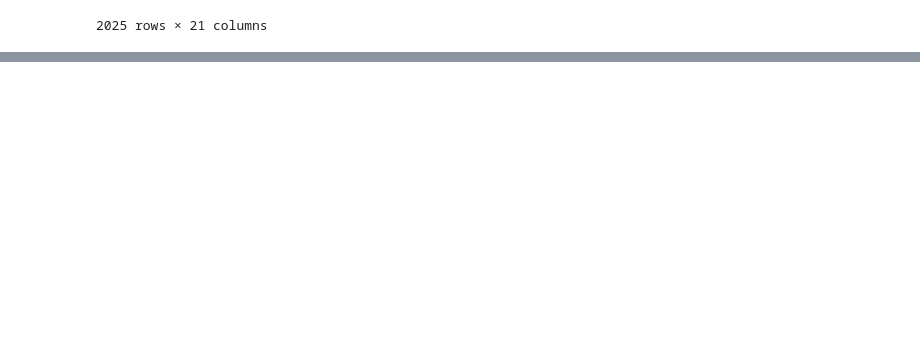
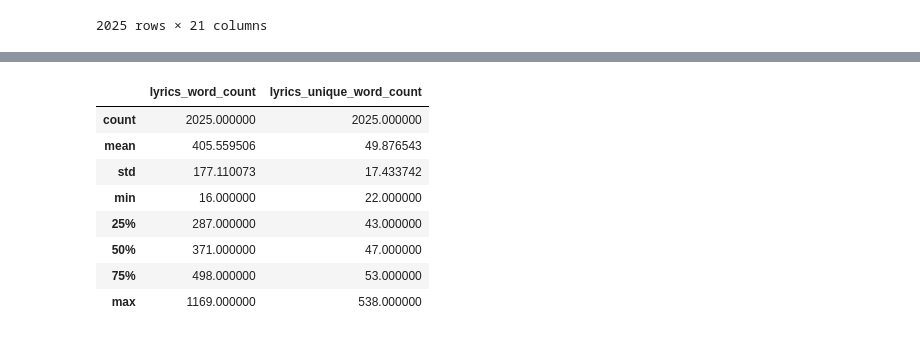
Before and after one commit to Alex-Mak-MCW/SpotifyDataScienceProject, a Jupyter notebook: Sentiment_Analysis/textPreprocessing.ipynb, the cells around one changed output, grey strips where cells are left out. Drawn from its saved outputs; the diff is of its cells as text; code cells hidden in the pictures; blank space fills up the shorter version.

```diff
--- a/Sentiment_Analysis/textPreprocessing.ipynb
+++ b/Sentiment_Analysis/textPreprocessing.ipynb
@@ -534,0 +817,13 @@ df_final.to_csv('text_processed_data.csv', index=False)
+# %%
+# numerical summary
+df_eda[['lyrics_word_count', 'lyrics_unique_word_count']].describe()
+# %% [output]
+|  | lyrics_word_count | lyrics_unique_word_count |
+| count | 2025.000000 | 2025.000000 |
+| mean | 405.559506 | 49.876543 |
+| std | 177.110073 | 17.433742 |
+| min | 16.000000 | 22.000000 |
+| 25% | 287.000000 | 43.000000 |
+| 50% | 371.000000 | 47.000000 |
+| 75% | 498.000000 | 53.000000 |
+| max | 1169.000000 | 538.000000 |
```
Also changed, not shown: parts of 17 cells of this notebook.
